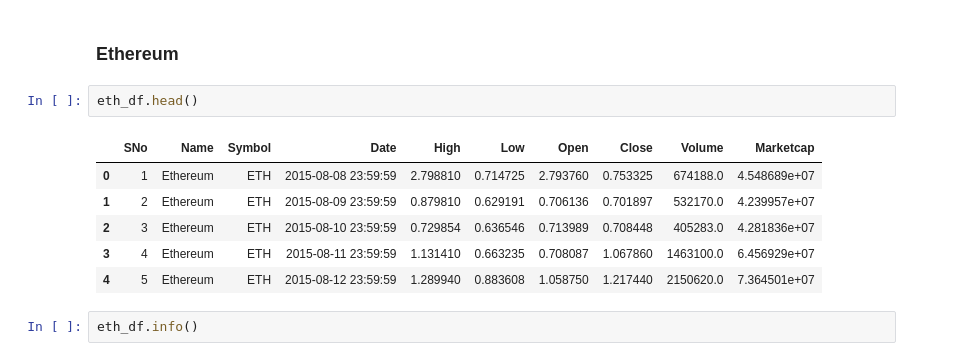
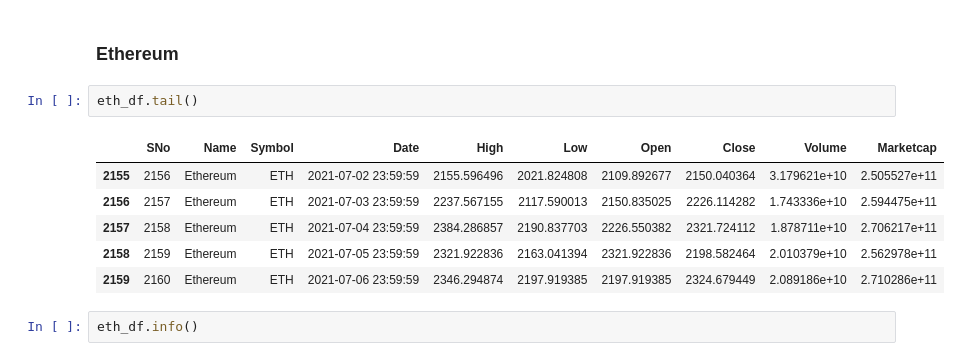
Before and after one commit to Alvanzah/Pemodelan, a Jupyter notebook: Crypto_Price.ipynb, the cells around one changed output. Drawn from its saved outputs; the diff is of its cells as text.

```diff
--- a/Crypto_Price.ipynb
+++ b/Crypto_Price.ipynb
@@ -61,14 +61,14 @@ btc_df.describe()
 # %% [markdown]
 ### Ethereum
 # %%
-eth_df.head()
+eth_df.tail()
 # %% [output]
 |  | SNo | Name | Symbol | Date | High | Low | Open | Close | Volume | Marketcap |
-| 0 | 1 | Ethereum | ETH | 2015-08-08 23:59:59 | 2.798810 | 0.714725 | 2.793760 | 0.753325 | 674188.0 | 4.548689e+07 |
-| 1 | 2 | Ethereum | ETH | 2015-08-09 23:59:59 | 0.879810 | 0.629191 | 0.706136 | 0.701897 | 532170.0 | 4.239957e+07 |
-| 2 | 3 | Ethereum | ETH | 2015-08-10 23:59:59 | 0.729854 | 0.636546 | 0.713989 | 0.708448 | 405283.0 | 4.281836e+07 |
-| 3 | 4 | Ethereum | ETH | 2015-08-11 23:59:59 | 1.131410 | 0.663235 | 0.708087 | 1.067860 | 1463100.0 | 6.456929e+07 |
-| 4 | 5 | Ethereum | ETH | 2015-08-12 23:59:59 | 1.289940 | 0.883608 | 1.058750 | 1.217440 | 2150620.0 | 7.364501e+07 |
+| 2155 | 2156 | Ethereum | ETH | 2021-07-02 23:59:59 | 2155.596496 | 2021.824808 | 2109.892677 | 2150.040364 | 3.179621e+10 | 2.505527e+11 |
+| 2156 | 2157 | Ethereum | ETH | 2021-07-03 23:59:59 | 2237.567155 | 2117.590013 | 2150.835025 | 2226.114282 | 1.743336e+10 | 2.594475e+11 |
+| 2157 | 2158 | Ethereum | ETH | 2021-07-04 23:59:59 | 2384.286857 | 2190.837703 | 2226.550382 | 2321.724112 | 1.878711e+10 | 2.706217e+11 |
+| 2158 | 2159 | Ethereum | ETH | 2021-07-05 23:59:59 | 2321.922836 | 2163.041394 | 2321.922836 | 2198.582464 | 2.010379e+10 | 2.562978e+11 |
+| 2159 | 2160 | Ethereum | ETH | 2021-07-06 23:59:59 | 2346.294874 | 2197.919385 | 2197.919385 | 2324.679449 | 2.089186e+10 | 2.710286e+11 |
 # %%
 eth_df.info()
 # %% [output]
```
Also changed, not shown: parts of 9 cells of this notebook, 9 other files.
